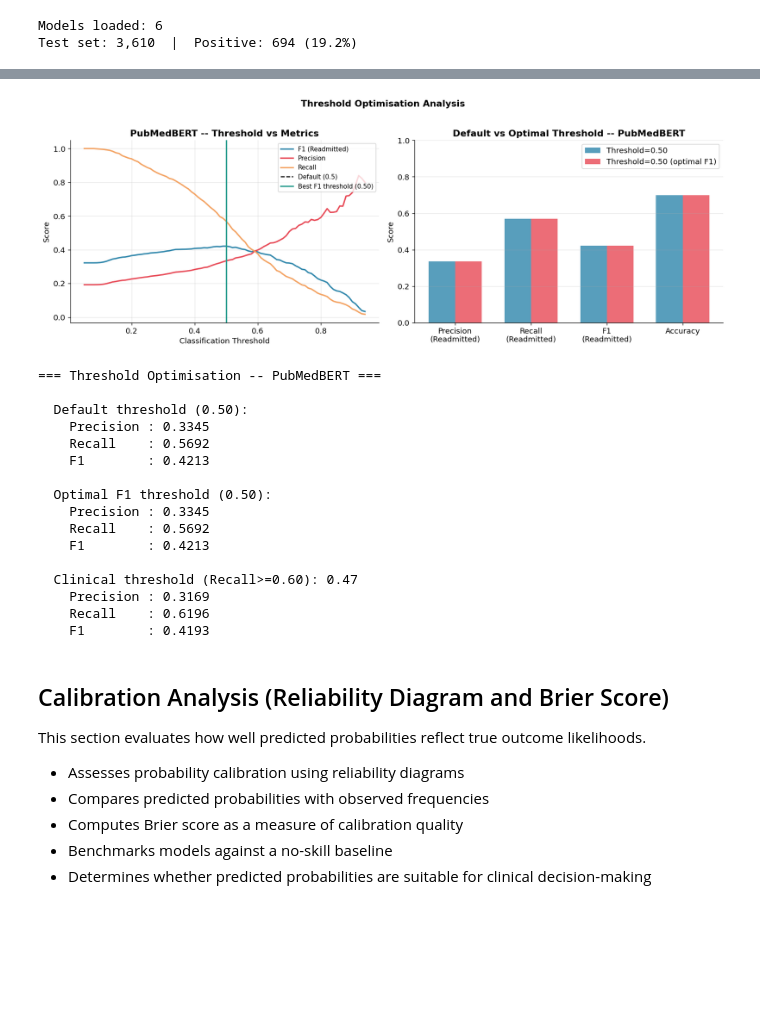
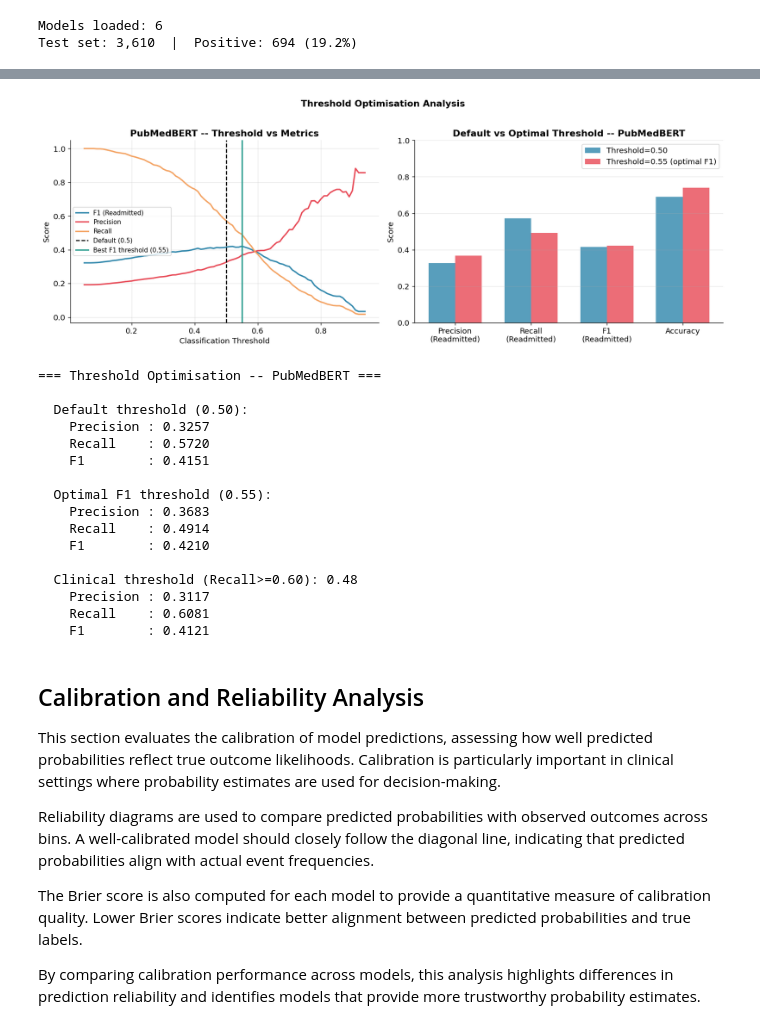
Before and after one commit to GitSentinel/medical_nlp_deterioration, a Jupyter notebook: notebooks/06_evaluation_results.ipynb, the cells around one changed output, grey strips where cells are left out. Drawn from its saved outputs; the diff is of its cells as text; code cells hidden in the pictures; blank space fills up the shorter version.

```diff
--- a/notebooks/06_evaluation_results.ipynb
+++ b/notebooks/06_evaluation_results.ipynb
@@ -642,6 +645,6 @@ This section evaluates the impact of classification threshold selection on model
 # %%
-# Extract probabilities
-pm_prob = pm_preds['y_prob']
+# Best Transformer Model
+best_prob = best_t_preds['y_prob']
 
 # Threshold sweep
 thresholds = np.arange(0.05, 0.95, 0.01)
@@ -651,7 +654,7 @@ precisions = []
 recalls = []
 
 for t in thresholds:
-    preds_t = (pm_prob >= t).astype(int)
+    preds_t = (best_prob >= t).astype(int)
 
     rep_t = classification_report(
         y_test, preds_t,
@@ -694,15 +697,15 @@ axes[0].axvline(0.5, color='k', linestyle='--', lw=1.5, label='Default (0.5)')
 axes[0].axvline(best_f1_t, color=PALETTE[3], linestyle='-', lw=2,
                 label=f'Best F1 threshold ({best_f1_t:.2f})')
 
-axes[0].set_title('PubMedBERT -- Threshold vs Metrics', fontweight='bold')
+axes[0].set_title(f'{best_t} -- Threshold vs Metrics', fontweight='bold')
 axes[0].set_xlabel('Classification Threshold')
 axes[0].set_ylabel('Score')
 axes[0].legend(fontsize=9)
 axes[0].grid(True, alpha=0.3)
 
 # Default vs optimal comparison
-default_pred = (pm_prob >= 0.50).astype(int)
-optimal_pred = (pm_prob >= best_f1_t).astype(int)
+default_pred = (best_prob >= 0.50).astype(int)
+optimal_pred = (best_prob >= best_f1_t).astype(int)
 
 default_rep = classification_report(y_test, default_pred, output_dict=True, zero_division=0)
 optimal_rep = classification_report(y_test, optimal_pred, output_dict=True, zero_division=0)
@@ -754,7 +757,7 @@ axes[1].set_ylim(0, 1.0)
 axes[1].set_ylabel('Score')
 
 axes[1].set_title(
-    'Default vs Optimal Threshold -- PubMedBERT',
+    f'Default vs Optimal Threshold -- {best_t}',
     fontweight='bold'
 )
 
@@ -773,67 +776,66 @@ plt.tight_layout()
 
 plt.savefig(
     f'{EVALUATION_DIR}/eval_06_threshold_optimisation.png',
-    dpi=150,
-    bbox_inches='tight'
+    dpi=150, bbox_inches='tight'
 )
 
 plt.show()
 
 # Summary output
-print('=== Threshold Optimisation -- PubMedBERT ===')
+print(f'=== Threshold Optimisation -- {best_t} ===')
 
 print('\n  Default threshold (0.50):')
 print(f'    Precision : {default_rep["1"]["precision"]:.4f}')
 print(f'    Recall    : {default_rep["1"]["recall"]:.4f}')
 print(f'    F1        : {default_rep["1"]["f1-score"]:.4f}')
 
 print(f'\n  Optimal F1 threshold ({best_f1_t:.2f}):')
 print(f'    Precision : {optimal_rep["1"]["precision"]:.4f}')
 print(f'    Recall    : {optimal_rep["1"]["recall"]:.4f}')
 print(f'    F1        : {optimal_rep["1"]["f1-score"]:.4f}')
 
 if best_rec_t:
     print(f'\n  Clinical threshold (Recall>=0.60): {best_rec_t:.2f}')
 
-    clinical_pred = (pm_prob >= best_rec_t).astype(int)
+    clinical_pred = (best_prob >= best_rec_t).astype(int)
     clin_rep = classification_report(
         y_test,
         clinical_pred,
         output_dict=True,
         zero_division=0
     )
 
     print(f'    Precision : {clin_rep["1"]["precision"]:.4f}')
     print(f'    Recall    : {clin_rep["1"]["recall"]:.4f}')
     print(f'    F1        : {clin_rep["1"]["f1-score"]:.4f}')
 # %% [output]
-[figure, old version]
+[figure, new version]
 === Threshold Optimisation -- PubMedBERT ===
 
   Default threshold (0.50):
-    Precision : 0.3345
-    Recall    : 0.5692
-    F1        : 0.4213
+    Precision : 0.3257
+    Recall    : 0.5720
+    F1        : 0.4151
 
-  Optimal F1 threshold (0.50):
-    Precision : 0.3345
-    Recall    : 0.5692
-    F1        : 0.4213
+  Optimal F1 threshold (0.55):
+    Precision : 0.3683
+    Recall    : 0.4914
+    F1        : 0.4210
 
-  Clinical threshold (Recall>=0.60): 0.47
-    Precision : 0.3169
-    Recall    : 0.6196
-    F1        : 0.4193
+  Clinical threshold (Recall>=0.60): 0.48
+    Precision : 0.3117
+    Recall    : 0.6081
+    F1        : 0.4121
 # %% [markdown]
-## Calibration Analysis (Reliability Diagram and Brier Score)
+## Calibration and Reliability Analysis
 
-This section evaluates how well predicted probabilities reflect true outcome likelihoods.
+This section evaluates the calibration of model predictions, assessing how well predicted probabilities reflect true outcome likelihoods. Calibration is particularly important in clinical settings where probability estimates are used for decision-making.
 
-- Assesses probability calibration using reliability diagrams
-- Compares predicted probabilities with observed frequencies
-- Computes Brier score as a measure of calibration quality
-- Benchmarks models against a no-skill baseline
-- Determines whether predicted probabilities are suitable for clinical decision-making
+Reliability diagrams are used to compare predicted probabilities with observed outcomes across bins. A well-calibrated model should closely follow the diagonal line, indicating that predicted probabilities align with actual event frequencies.
+
+The Brier score is also computed for each model to provide a quantitative measure of calibration quality. Lower Brier scores indicate better alignment between predicted probabilities and true labels.
+
+By comparing calibration performance across models, this analysis highlights differences in prediction reliability and identifies models that provide more trustworthy probability estimates.
 # %%
 # Create figure
 fig, axes = plt.subplots(1, 2, figsize=(13, 5))
```
Also changed, not shown: parts of 21 cells of this notebook, 49 other files.
